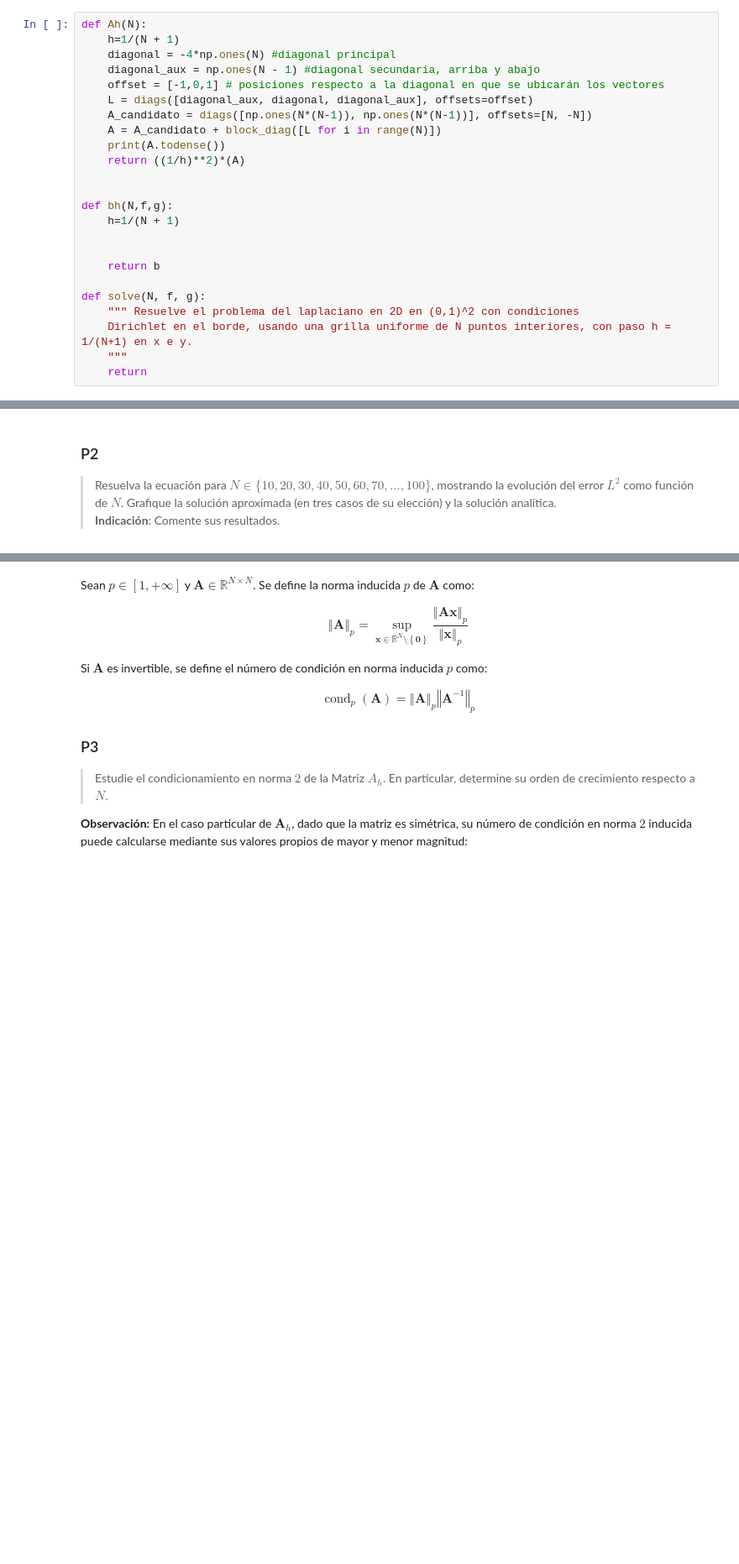
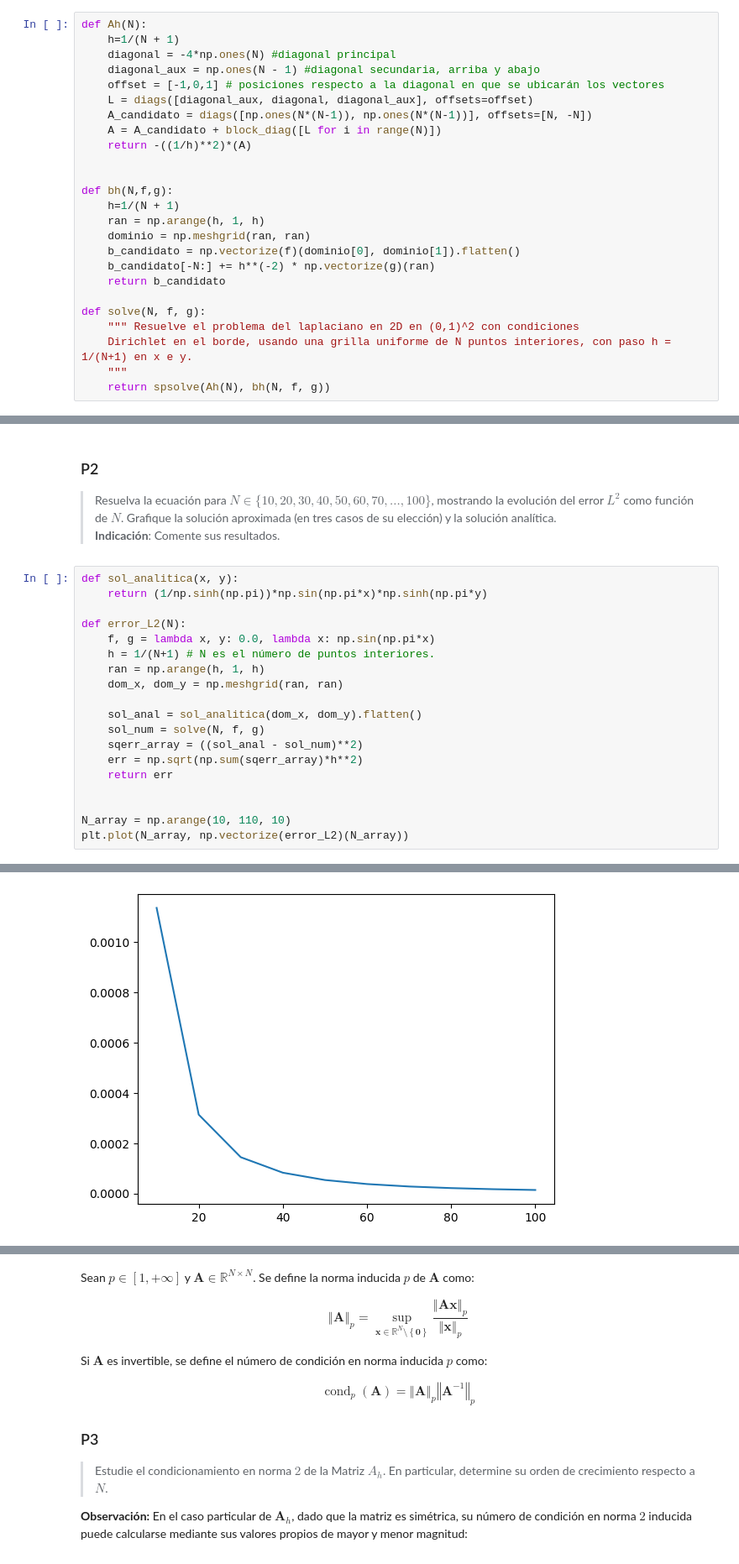
Before and after one commit to Miguel-Escobar/EDPN_T1, a Jupyter notebook: Laboratorio_1_Poisson_en_Dominio_Perforado.ipynb, the cells around one changed output, grey strips where cells are left out. Shown: that part at 84% size. Cells and saved outputs as stored; diff of their text form; blank space fills up the shorter version.

```diff
--- a/Laboratorio_1_Poisson_en_Dominio_Perforado.ipynb
+++ b/Laboratorio_1_Poisson_en_Dominio_Perforado.ipynb
@@ -82,18 +82,19 @@ def Ah(N):
     L = diags([diagonal_aux, diagonal, diagonal_aux], offsets=offset)
     A_candidato = diags([np.ones(N*(N-1)), np.ones(N*(N-1))], offsets=[N, -N])
     A = A_candidato + block_diag([L for i in range(N)])
-    print(A.todense())
-    return ((1/h)**2)*(A)
+    return -((1/h)**2)*(A)
 
 
 def bh(N,f,g):
     h=1/(N + 1)
-
-
-    return b
+    ran = np.arange(h, 1, h)
+    dominio = np.meshgrid(ran, ran)
+    b_candidato = np.vectorize(f)(dominio[0], dominio[1]).flatten()
+    b_candidato[-N:] += h**(-2) * np.vectorize(g)(ran)
+    return b_candidato
 
 def solve(N, f, g):
     """ Resuelve el problema del laplaciano en 2D en (0,1)^2 con condiciones
     Dirichlet en el borde, usando una grilla uniforme de N puntos interiores, con paso h = 1/(N+1) en x e y.
     """
-    return
+    return spsolve(Ah(N), bh(N, f, g))
@@ -113,3 +102,23 @@ def solve(N, f, g):
 ### P2
 
 > Resuelva la ecuación para $N\in\{10, 20, 30, 40, 50, 60, 70, ..., 100\}$, mostrando la evolución del error $L^2$ como función de $N$. Grafique la solución aproximada (en tres casos de su elección) y la solución analítica.<br> **Indicación**: Comente sus resultados.
+# %%
+def sol_analitica(x, y):
+    return (1/np.sinh(np.pi))*np.sin(np.pi*x)*np.sinh(np.pi*y)
+
+def error_L2(N):
+    f, g = lambda x, y: 0.0, lambda x: np.sin(np.pi*x)
+    h = 1/(N+1) # N es el número de puntos interiores.
+    ran = np.arange(h, 1, h)
+    dom_x, dom_y = np.meshgrid(ran, ran)
+
+    sol_anal = sol_analitica(dom_x, dom_y).flatten()
+    sol_num = solve(N, f, g)
+    sqerr_array = ((sol_anal - sol_num)**2)
+    err = np.sqrt(np.sum(sqerr_array)*h**2)
+    return err
+
+
+N_array = np.arange(10, 110, 10)
+plt.plot(N_array, np.vectorize(error_L2)(N_array))
+# %% [output]
@@ -115,0 +137 @@ def solve(N, f, g):
+[figure, added]
```
Also changed, not shown: parts of 4 cells of this notebook.
